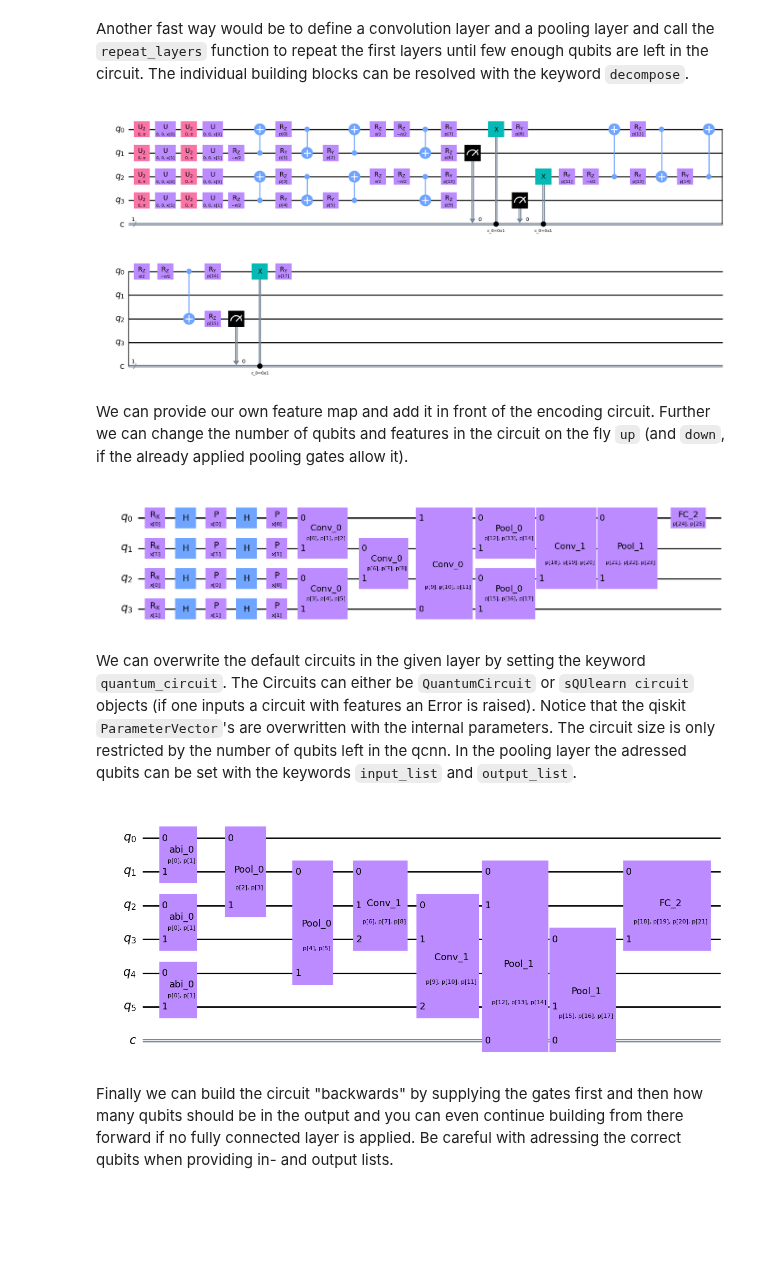
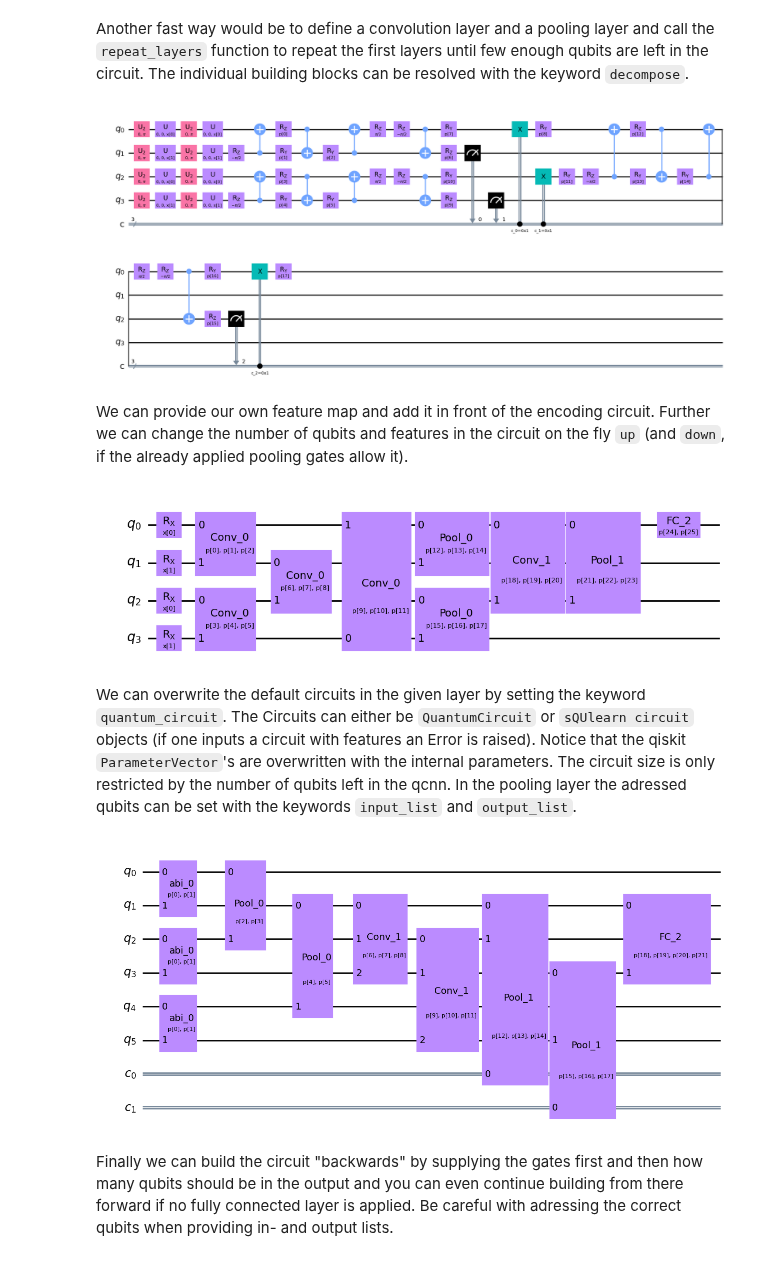
Before and after one commit to sQUlearn/squlearn, a Jupyter notebook: examples/qnn/example_qcnn_encoding_circuit.ipynb, the cells around one changed output. Cells and saved outputs as stored; diff of their text form; code cells hidden in the pictures; blank space fills up the shorter version.

```diff
--- a/examples/qnn/example_qcnn_encoding_circuit.ipynb
+++ b/examples/qnn/example_qcnn_encoding_circuit.ipynb
@@ -28,52 +29,52 @@ qc1.draw("mpl")
 # %% [markdown]
 Another fast way would be to define a convolution layer and a pooling layer and call the `repeat_layers` function to repeat the first layers until few enough qubits are left in the circuit. The individual building blocks can be resolved with the keyword `decompose`.
 # %%
-qc1 = QCNNEncodingCircuit(4, 2)
-qc1.convolution(alternating=False)
-qc1.pooling(measurement=True)
-qc1.repeat_layers()
-qc1.draw("mpl", decompose=True)
+qc = QCNNEncodingCircuit(4, 2)
+qc.convolution(alternating=False)
+qc.pooling(measurement=True)
+qc.repeat_layers()
+qc.draw("mpl", decompose=True)
 # %% [output]
-[figure, old version]
+[figure, new version]
 # %% [markdown]
 We can provide our own feature map and add it in front of the encoding circuit. Further we can change the number of qubits and features in the circuit on the fly `up` (and `down`, if the already applied pooling gates allow it).
 # %%
-qc1 = QCNNEncodingCircuit(num_qubits=3, default=True)
-qc1.set_params(num_qubits=4, num_features=2)
+qc = QCNNEncodingCircuit(num_qubits=3, default=True)
+qc.set_params(num_qubits=4)
 encode = LayeredEncodingCircuit.from_string("Rx(x)", num_qubits=4, num_features=2)
-qcnn_pqc = encode + qc1
-qcnn_pqc.draw("mpl")
+qcnn = encode + qc
+qcnn.draw("mpl")
 # %% [output]
-[figure, old version]
+[figure, new version]
 # %% [markdown]
 We can overwrite the default circuits in the given layer by setting the keyword `quantum_circuit`. The Circuits can either be `QuantumCircuit` or `sQUlearn circuit` objects (if one inputs a circuit with features an Error is raised). Notice that the qiskit `ParameterVector`'s are overwritten with the internal parameters. The circuit size is only restricted by the number of qubits left in the qcnn. In the pooling layer the adressed qubits can be set with the keywords `input_list` and `output_list`.
 # %%
-qc1 = QCNNEncodingCircuit(6)
+qc = QCNNEncodingCircuit(6)
 
 x1 = ParameterVector("p", 2)
-qc2 = QuantumCircuit(2)
-qc2.crx(x1[0], 0, 1)
-qc2.rx(x1[1], 0)
+qc1 = QuantumCircuit(2)
+qc1.crx(x1[0], 0, 1)
+qc1.rx(x1[1], 0)
 
-qc3 = QiskitEncodingCircuit(qc2) #sQUlearn circuit object
+qc2 = QiskitEncodingCircuit(qc1) #sQUlearn circuit object
 
-x21 = ParameterVector("v", 2)
-x22 = ParameterVector("l", 1)
-qc4 = QuantumCircuit(3)
-qc4.rx(x21[0], 0)
-qc4.rx(x21[1], 1)
-qc4.rx(x22[0], 2)
-qc4.cx(0, 1)
-qc4.cx(1, 2)
+x31 = ParameterVector("v", 2)
+x32 = ParameterVector("l", 1)
+qc3 = QuantumCircuit(3)
+qc3.rx(x31[0], 0)
+qc3.rx(x31[1], 1)
+qc3.rx(x32[0], 2)
+qc3.cx(0, 1)
+qc3.cx(1, 2)
 
-qc1.convolution(quantum_circuit=qc2, label="abi", alternating=False, share_params=True)
-qc1.pooling(quantum_circuit=qc3, input_list=[[0, 2], [1, 4]], output_list=[[2], [1]])
-qc1.convolution(quantum_circuit=qc4)
-qc1.pooling(measurement=True)
-qc1.fully_connected()
-qc1.draw("mpl")
+qc.convolution(quantum_circuit=qc1, label="abi", alternating=False, share_params=True)
+qc.pooling(quantum_circuit=qc2, input_list=[[0, 2], [1, 4]], output_list=[[2], [1]])
+qc.convolution(quantum_circuit=qc3)
+qc.pooling(measurement=True)
+qc.fully_connected()
+qc.draw("mpl")
 # %% [output]
-[figure, old version]
+[figure, new version]
 # %% [markdown]
 Finally we can build the circuit "backwards" by supplying the gates first and then how many qubits should be in the output and you can even continue building from there forward if no fully connected layer is applied. Be careful with adressing the correct qubits when providing in- and output lists.
 # %%
```
Also changed, not shown: parts of 9 cells of this notebook, 2 other files.
